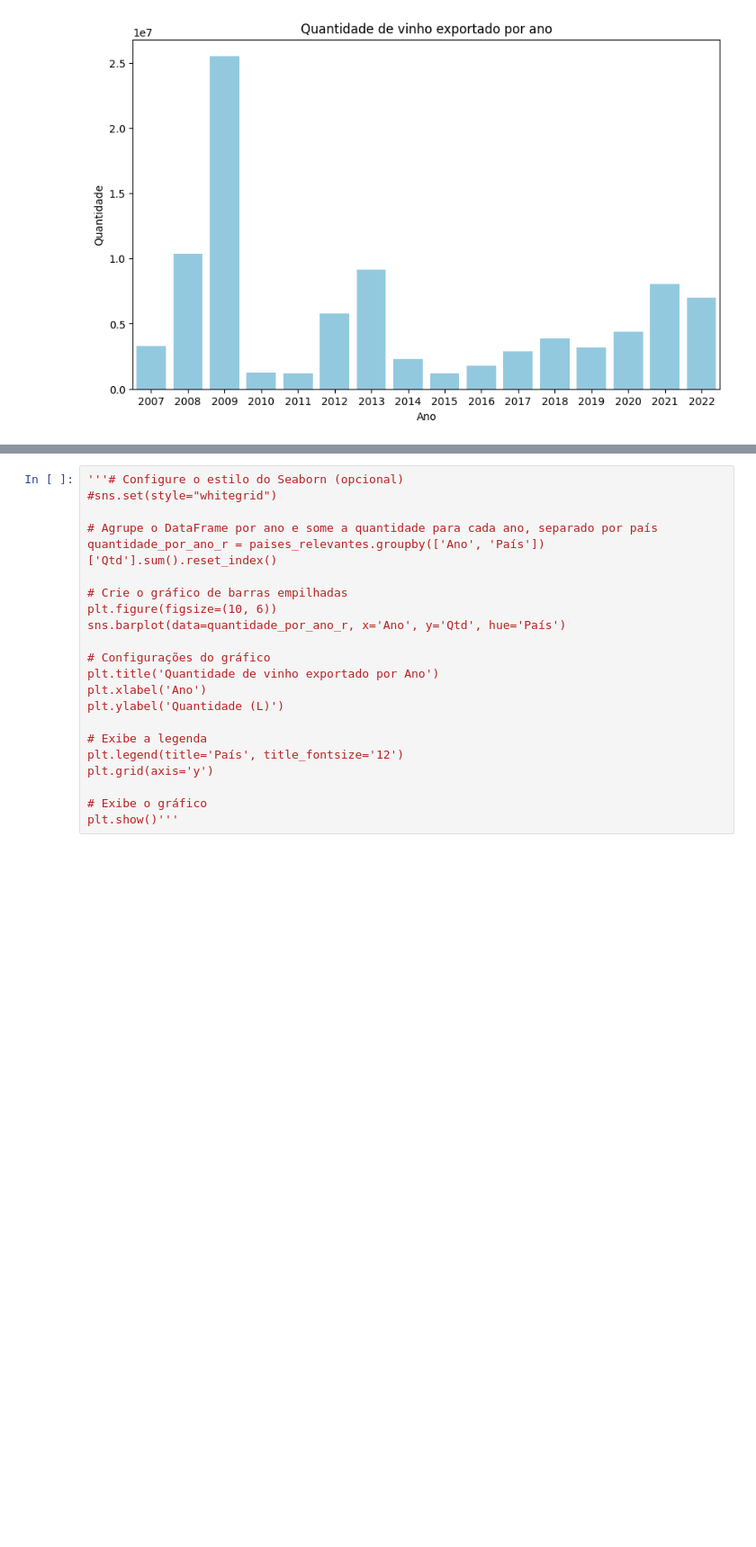
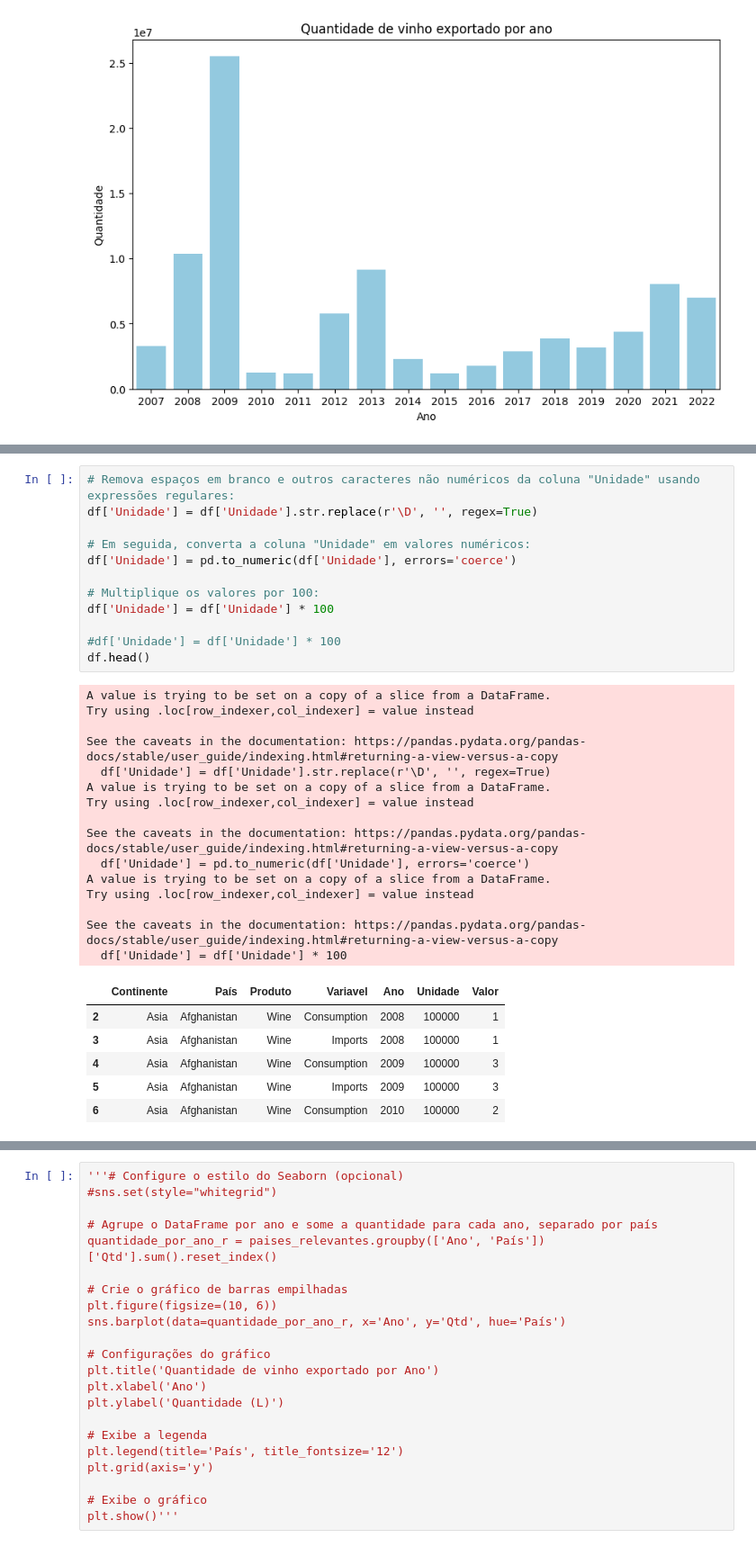
Before and after one commit to VivianeCorreia/Tech-Challenge, a Jupyter notebook: Challenge.ipynb, the cells around one changed output, grey strips where cells are left out. Shown at 90% size. Cells and saved outputs as stored; diff of their text form; blank space fills up the shorter version.

```diff
--- a/Challenge.ipynb
+++ b/Challenge.ipynb
@@ -447,0 +456,34 @@ df.head()
+# %%
+# Remova espaços em branco e outros caracteres não numéricos da coluna "Unidade" usando expressões regulares:
+df['Unidade'] = df['Unidade'].str.replace(r'\D', '', regex=True)
+
+# Em seguida, converta a coluna "Unidade" em valores numéricos:
+df['Unidade'] = pd.to_numeric(df['Unidade'], errors='coerce')
+
+# Multiplique os valores por 100:
+df['Unidade'] = df['Unidade'] * 100
+
+#df['Unidade'] = df['Unidade'] * 100
+df.head()
+# %% [output]
+A value is trying to be set on a copy of a slice from a DataFrame.
+Try using .loc[row_indexer,col_indexer] = value instead
+
+See the caveats in the documentation: https://pandas.pydata.org/pandas-docs/stable/user_guide/indexing.html#returning-a-view-versus-a-copy
+  df['Unidade'] = df['Unidade'].str.replace(r'\D', '', regex=True)
+A value is trying to be set on a copy of a slice from a DataFrame.
+Try using .loc[row_indexer,col_indexer] = value instead
+
+See the caveats in the documentation: https://pandas.pydata.org/pandas-docs/stable/user_guide/indexing.html#returning-a-view-versus-a-copy
+  df['Unidade'] = pd.to_numeric(df['Unidade'], errors='coerce')
+A value is trying to be set on a copy of a slice from a DataFrame.
+Try using .loc[row_indexer,col_indexer] = value instead
+
+See the caveats in the documentation: https://pandas.pydata.org/pandas-docs/stable/user_guide/indexing.html#returning-a-view-versus-a-copy
+  df['Unidade'] = df['Unidade'] * 100
+|  | Continente | País | Produto | Variavel | Ano | Unidade | Valor |
+| 2 | Asia | Afghanistan | Wine | Consumption | 2008 | 100000 | 1 |
+| 3 | Asia | Afghanistan | Wine | Imports | 2008 | 100000 | 1 |
+| 4 | Asia | Afghanistan | Wine | Consumption | 2009 | 100000 | 3 |
+| 5 | Asia | Afghanistan | Wine | Imports | 2009 | 100000 | 3 |
+| 6 | Asia | Afghanistan | Wine | Consumption | 2010 | 100000 | 2 |
```
Also changed, not shown: parts of 3 cells of this notebook.
